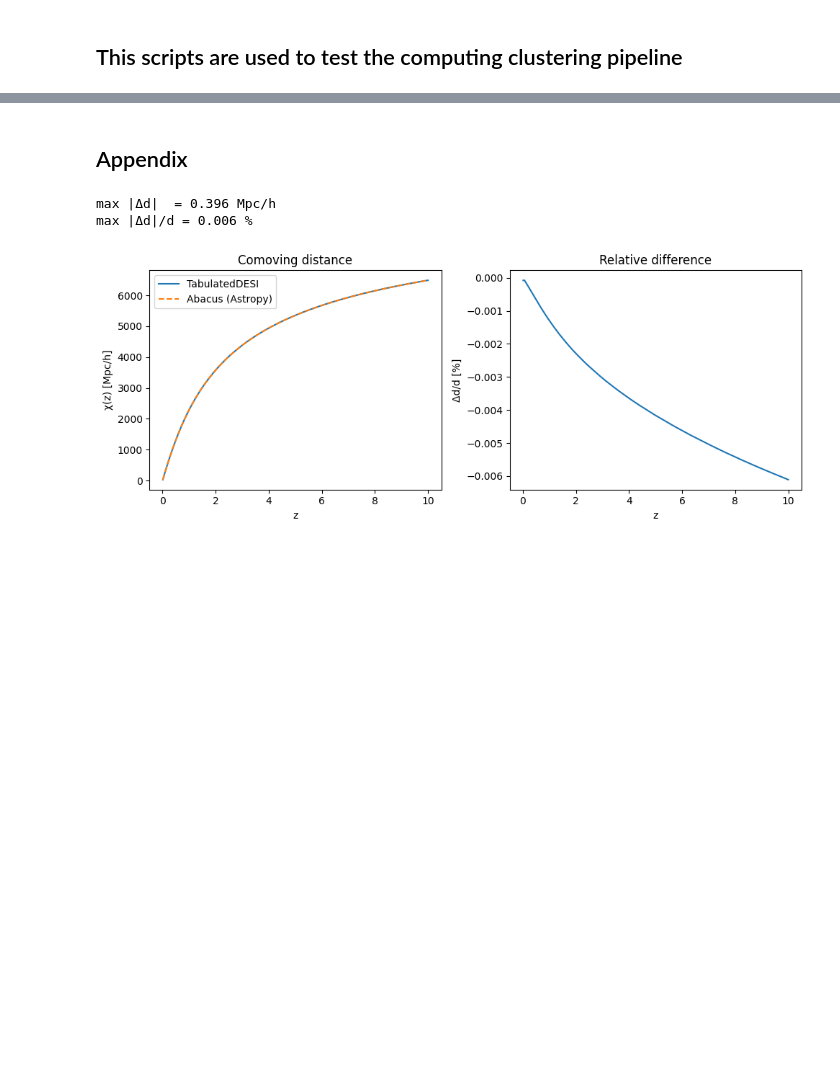
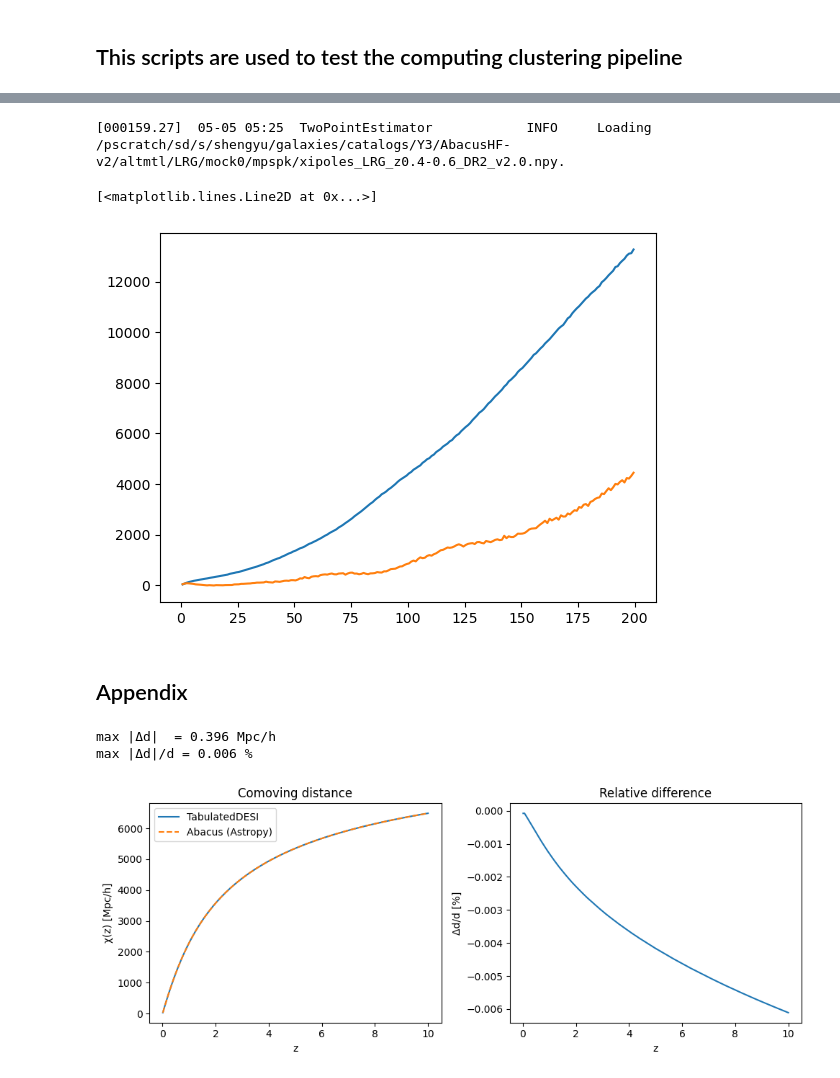
Before and after one commit to ShengyuHE/desi_y3_redshift_errors, a Jupyter notebook: main/clustering/notebooks/test_2pt_code.ipynb, the cells around one changed output, grey strips where cells are left out. Drawn from its saved outputs; the diff is of its cells as text; code cells hidden in the pictures; blank space fills up the shorter version.

```diff
--- a/main/clustering/notebooks/test_2pt_code.ipynb
+++ b/main/clustering/notebooks/test_2pt_code.ipynb
@@ -76,3 +113,24 @@ fn = '/global/homes/s/shengyu/Y3/desi_y3_redshift_errors/main/clustering/noteboo
+# %%
+from pycorr import TwoPointCorrelationFunction, project_to_multipoles, project_to_wp
+
+fn = '/pscratch/sd/s/shengyu/galaxies/catalogs/Y3/AbacusHF-v2/altmtl/LRG/mock0/mpspk/xipoles_LRG_z0.4-0.6_DR2_v2.0.npy'
+
+corr_type = 'xi'
+bin_type = 'test'
+
+result = TwoPointCorrelationFunction.load(fn)
+
+# _min, _max, _bin, _len = load_bins(corr_type, bin_type)
+# bin_set = (_min, _max, _bin, _len)
+# result = result[::_bin,::]
+# result.select((_min, _max))
+s, xi  = project_to_multipoles(result, ells=[0,2])
+plt.plot(s, s**2 * xi[0])
+plt.plot(s, s**2 * xi[1])
+# %% [output]
+[000159.27]  05-05 05:25  TwoPointEstimator            INFO     Loading /pscratch/sd/s/shengyu/galaxies/catalogs/Y3/AbacusHF-v2/altmtl/LRG/mock0/mpspk/xipoles_LRG_z0.4-0.6_DR2_v2.0.npy.
+[<matplotlib.lines.Line2D at 0x...>]
+[figure, added]
 # %% [markdown]
 ## Appendix
 # %%
```
Also changed, not shown: parts of 6 cells of this notebook, 21 other files.
